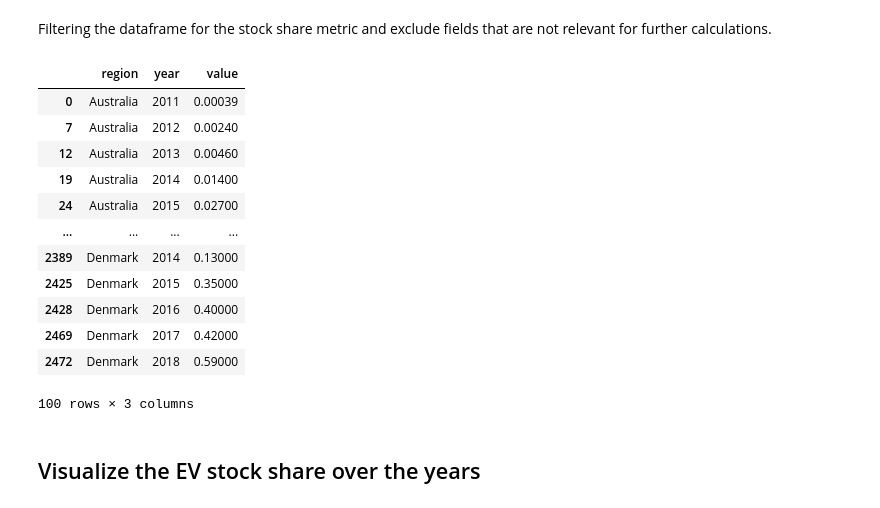
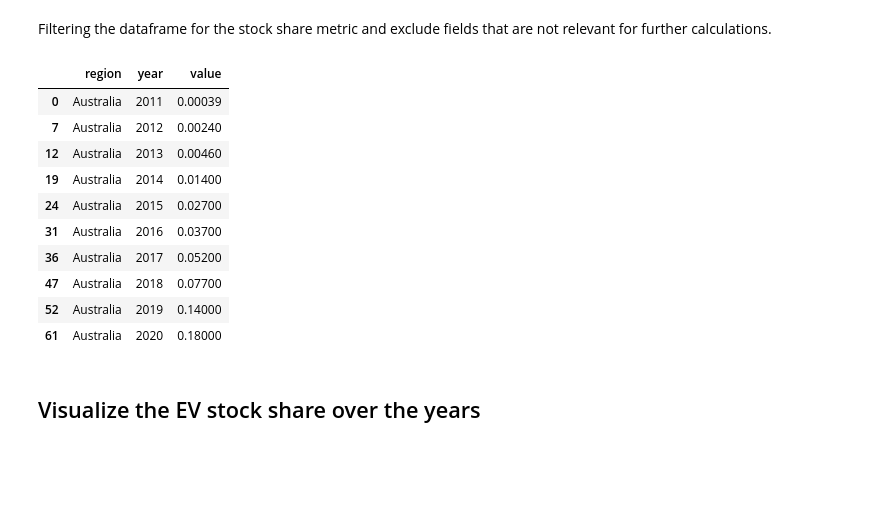
Before and after one commit to johanneshaberlah/electric-vehicle-air-quality-analysis, a Jupyter notebook: electric-vehicles-air-quality.ipynb, the cells around one changed output. Drawn from its saved outputs; the diff is of its cells as text; code cells hidden in the pictures; blank space fills up the shorter version.

```diff
--- a/electric-vehicles-air-quality.ipynb
+++ b/electric-vehicles-air-quality.ipynb
@@ -54,21 +54,19 @@ electric_vehicle_frame = electric_vehicle_frame[['region', 'year', 'value']]
 electric_vehicle_frame = electric_vehicle_frame.drop_duplicates(subset=['year', 'region'], keep='last')
 electric_vehicle_frame = electric_vehicle_frame[electric_vehicle_frame['year'] <= 2023] # Cutoff for air quality data
 # %%
-electric_vehicle_frame.head(100)
+electric_vehicle_frame.head(10)
 # %% [output]
 |  | region | year | value |
 | 0 | Australia | 2011 | 0.00039 |
 | 7 | Australia | 2012 | 0.00240 |
 | 12 | Australia | 2013 | 0.00460 |
 | 19 | Australia | 2014 | 0.01400 |
 | 24 | Australia | 2015 | 0.02700 |
-| ... | ... | ... | ... |
-| 2389 | Denmark | 2014 | 0.13000 |
-| 2425 | Denmark | 2015 | 0.35000 |
-| 2428 | Denmark | 2016 | 0.40000 |
-| 2469 | Denmark | 2017 | 0.42000 |
-| 2472 | Denmark | 2018 | 0.59000 |
+| 31 | Australia | 2016 | 0.03700 |
+| 36 | Australia | 2017 | 0.05200 |
+| 47 | Australia | 2018 | 0.07700 |
+| 52 | Australia | 2019 | 0.14000 |
+| 61 | Australia | 2020 | 0.18000 |
-100 rows × 3 columns
 # %% [markdown]
 ## Visualize the EV stock share over the years
 # %%
```
Also changed, not shown: parts of 3 cells of this notebook.
